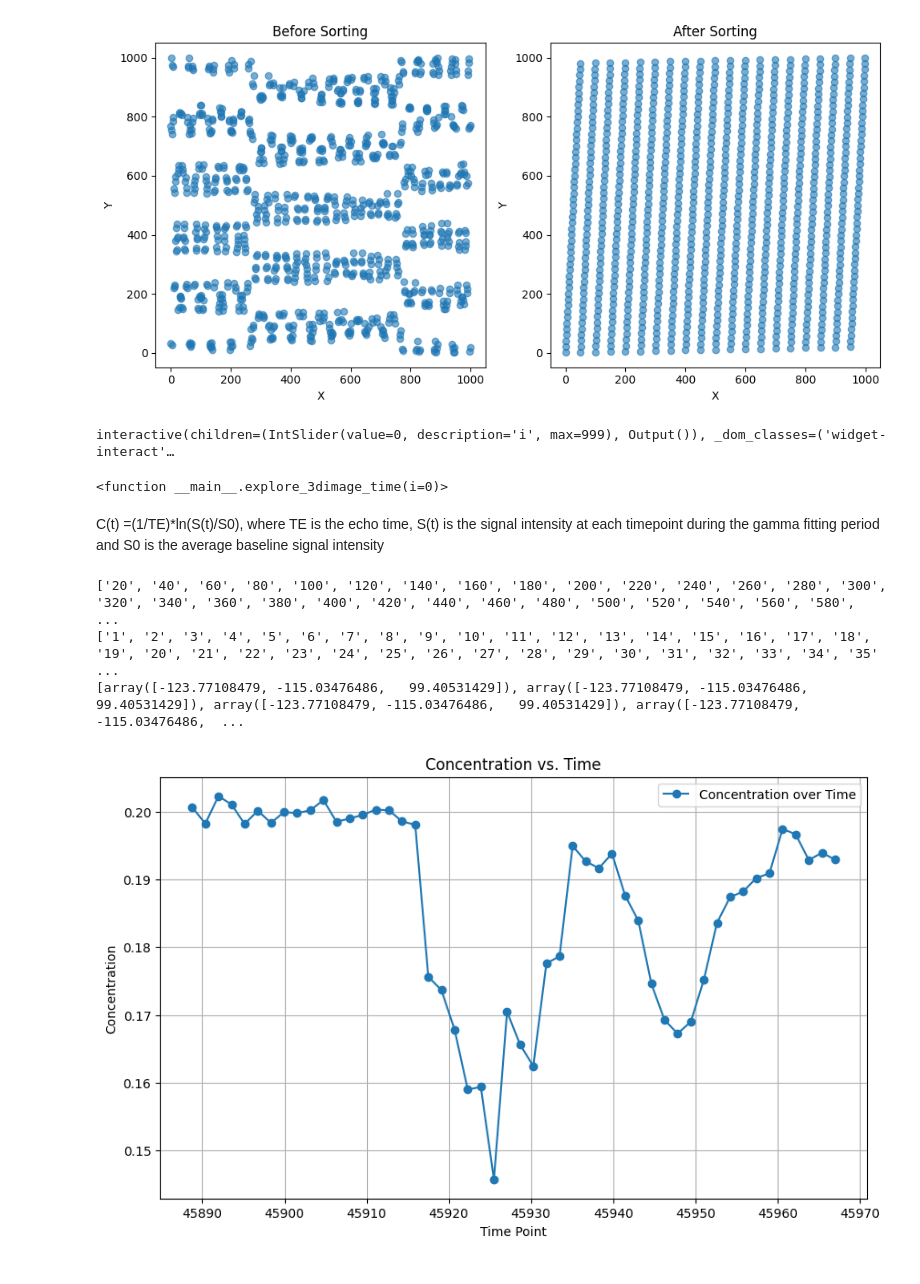
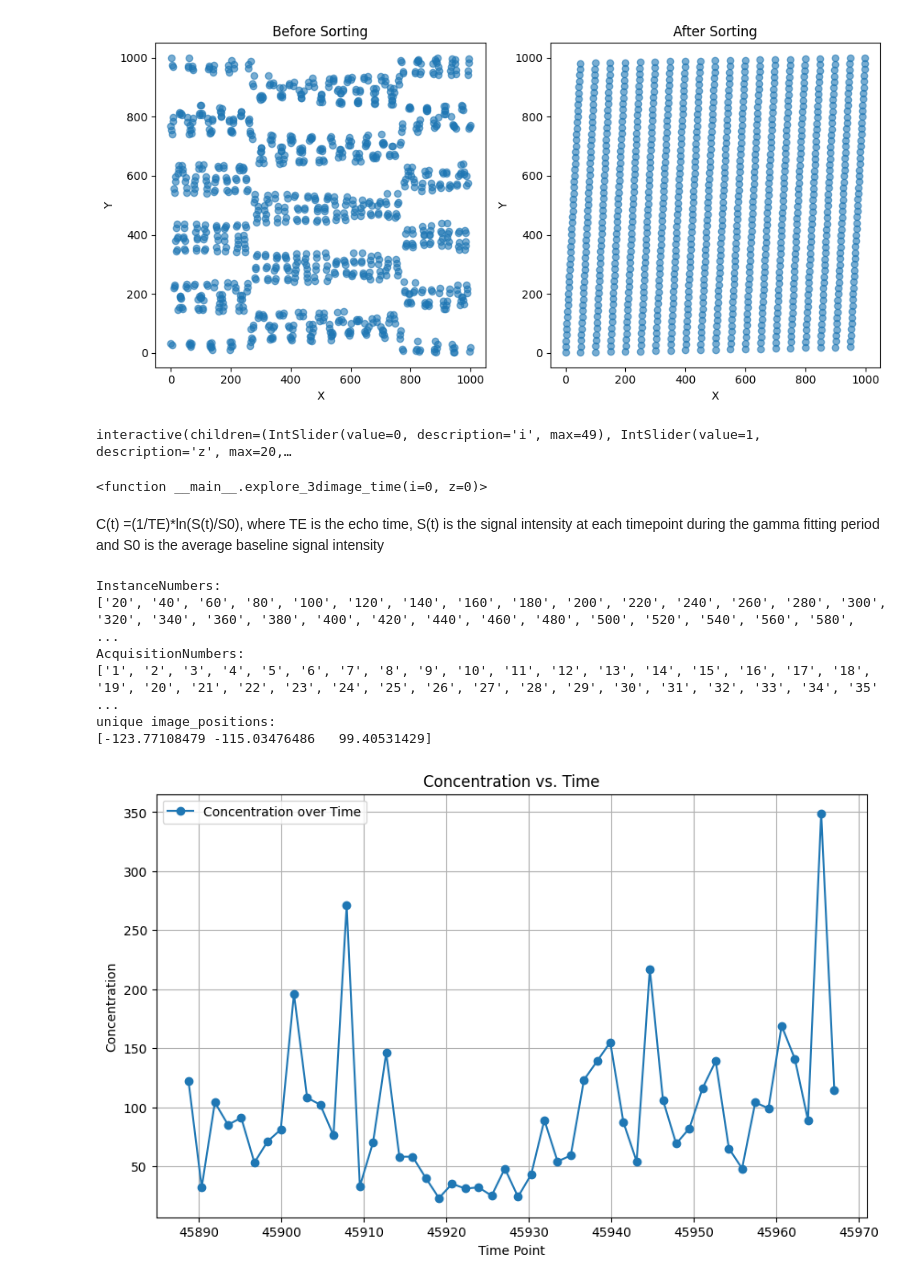
Before and after one commit to qqgjyx/MATH-Group, a Jupyter notebook: main.ipynb, the cells around one changed output. Drawn from its saved outputs; the diff is of its cells as text; code cells hidden in the pictures.

Commit message:
v0.13 x-sorted

```diff
--- a/main.ipynb
+++ b/main.ipynb
@@ -31,8 +31,8 @@ for file in dicom_files:
 
     # Preprocess the image as necessary. This is just a placeholder for any actual preprocessing you need to do.
     # For example: image = preprocess(ds.pixel_array)
-    # image_data.append(equalize_adapthist(gaussian(ds.pixel_array, sigma=1)))
-    image_data.append(ds.pixel_array)
+    image_data.append(equalize_adapthist(gaussian(ds.pixel_array, sigma=1)))
+    # image_data.append(ds.pixel_array)
 
     # Extract acquisition time; note that you'll need to adjust 'AcquisitionTime' based on your DICOM files' metadata structure
     acquisition_times.append(time_to_seconds(ds.AcquisitionTime))
@@ -217,7 +211,8 @@ plt.show()
 image_data_sorted = np.array(image_data_sorted)
 
 # Interactive visualization of 3D data over time
-def explore_3dimage_time(i=0):
+def explore_3dimage_time(i=0,z=0):
+    i = (z-1)*50+i
     plt.figure(figsize=(10, 5))
     plt.imshow(image_data_sorted[i, :, :], cmap='gray')  # Adjust the 15 here to show different slices
     plt.title(f'#: {instance_numbers_sorted[i]} Position: {image_position_sorted[i]} \n T#: {acquisition_numbers_sorted[i]} Time: {acquisition_time_sorted[i]}')
@@ -225,10 +220,10 @@ def explore_3dimage_time(i=0):
     plt.show()
 
 # Create a slider to move through time
-interact(explore_3dimage_time, i=IntSlider(min=0, max=image_data_sorted.shape[0]-1, step=1, value=0))
+interact(explore_3dimage_time, i=IntSlider(min=0, max=49, step=1, value=0), z=IntSlider(min=1,max=20,step=1, value=1))
 # %% [output]
-interactive(children=(IntSlider(value=0, description='i', max=999), Output()), _dom_classes=('widget-interact'…
+interactive(children=(IntSlider(value=0, description='i', max=49), IntSlider(value=1, description='z', max=20,…
-<function __main__.explore_3dimage_time(i=0)>
+<function __main__.explore_3dimage_time(i=0, z=0)>
 # %% [markdown]
 C(t) =(1/TE)*ln(S(t)/S0), where TE is the echo time, S(t) is the signal intensity at each timepoint during the gamma fitting period and S0 is the average baseline signal intensity
 # %%
@@ -251,31 +246,37 @@ def intensity_to_concentration(intensity, baseline=None):
     st = intensity  # Signal intensity at different times after contrast injection
 
     # Calculating contrast agent concentration using the provided formula
-    ct = (1/te) * np.log(st/s0)
-
+    # ct = (1/te) * np.log(st/s0)
+    ct = intensity
     return ct
 # %%
-x = 137
-y = 146
+x = 142
+y = 128
 z = 20
 
 times = acquisition_time_sorted[50*(z-1):50*z]
 concentrations = intensity_to_concentration(image_data_sorted[50*(z-1):50*z,x,y])
+print("InstanceNumbers: ")
 print(instance_numbers_sorted[50*(z-1):50*z])
+print("AcquisitionNumbers: ")
 print(acquisition_numbers_sorted[50*(z-1):50*z])
-print(image_position_sorted[50*(z-1):50*z])
+print("unique image_positions: ")
+print(np.unique(image_position_sorted[50*(z-1):50*z]))
 
 # Assuming 'concentration' and 'time_points' are your data arrays
 plt.figure(figsize=(10, 6))
 plt.plot(times, concentrations, '-o', label='Concentration over Time')
 plt.title('Concentration vs. Time')
 plt.xlabel('Time Point')
 plt.ylabel('Concentration')
 plt.legend()
 plt.grid(True)
 plt.show()
 # %% [output]
+InstanceNumbers:
 ['20', '40', '60', '80', '100', '120', '140', '160', '180', '200', '220', '240', '260', '280', '300', '320', '340', '360', '380', '400', '420', '440', '460', '480', '500', '520', '540', '560', '580',  ...
+AcquisitionNumbers:
 ['1', '2', '3', '4', '5', '6', '7', '8', '9', '10', '11', '12', '13', '14', '15', '16', '17', '18', '19', '20', '21', '22', '23', '24', '25', '26', '27', '28', '29', '30', '31', '32', '33', '34', '35' ...
-[array([-123.77108479, -115.03476486,   99.40531429]), array([-123.77108479, -115.03476486,   99.40531429]), array([-123.77108479, -115.03476486,   99.40531429]), array([-123.77108479, -115.03476486,  ...
+unique image_positions:
+[-123.77108479 -115.03476486   99.40531429]
-[figure, old version]
+[figure, new version]
```
Also changed, not shown: parts of 1 cell of this notebook.
